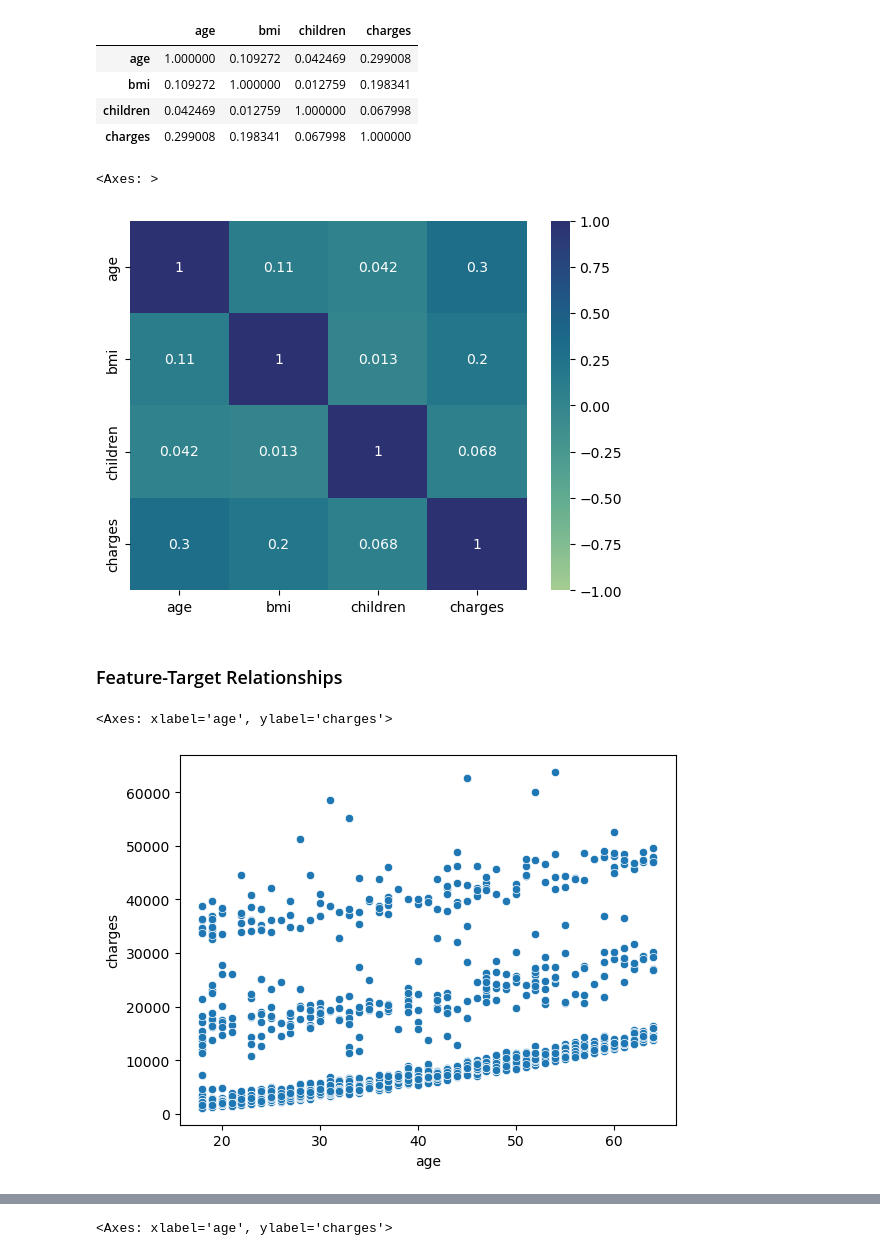
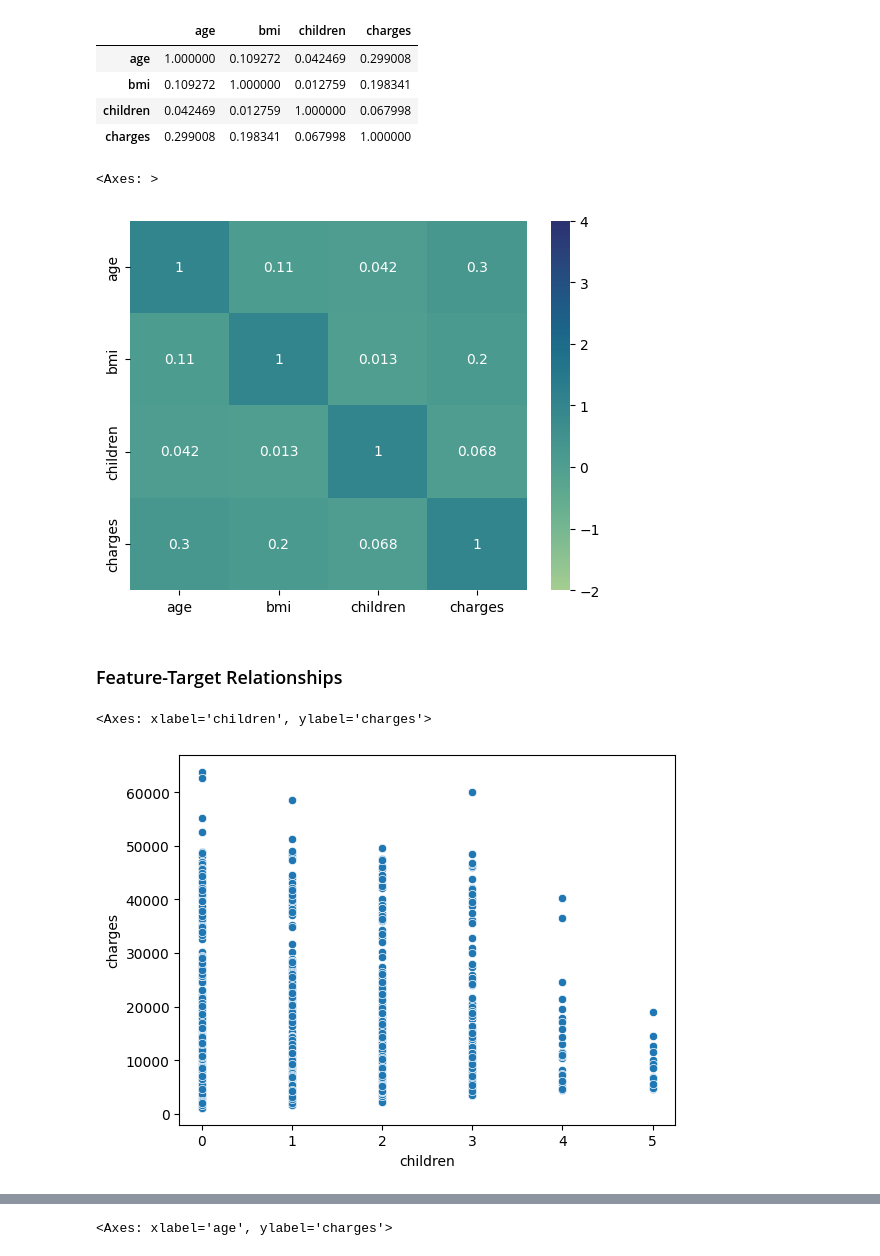
Before and after one commit to donatas-ruzgys/VSCode, a Jupyter notebook: 05_Regressions/2026-02-18_1st_lesson/Demo/01_EDA_Demos.ipynb, the cells around one changed output, grey strips where cells are left out. Drawn from its saved outputs; the diff is of its cells as text; code cells hidden in the pictures.

```diff
--- a/05_Regressions/2026-02-18_1st_lesson/Demo/01_EDA_Demos.ipynb
+++ b/05_Regressions/2026-02-18_1st_lesson/Demo/01_EDA_Demos.ipynb
@@ -2,7 +2,7 @@
 import pandas as pd
 import seaborn as sns
 
-insurance = pd.read_csv("../Data/insurance.csv")
+insurance = pd.read_csv("c:\\Users\\donat\\iCloudDrive\\Documents\\BIT Data Analytics\\practice\\VSCode\\data/Insurance.csv")
 # %%
 insurance.head()
 # %% [output]
@@ -166,17 +166,17 @@ insurance.corr(numeric_only=True)
 | children | 0.042469 | 0.012759 | 1.000000 | 0.067998 |
 | charges | 0.299008 | 0.198341 | 0.067998 | 1.000000 |
 # %%
-sns.heatmap(insurance.corr(numeric_only=True), annot=True, vmin=-1, vmax=1, cmap="crest")
+sns.heatmap(insurance.corr(numeric_only=True), annot=True, vmin=-2, vmax=4, cmap="crest")
 # %% [output]
 <Axes: >
-[figure, old version]
+[figure, new version]
 # %% [markdown]
 ### Feature-Target Relationships
 # %%
-sns.scatterplot(insurance, x="age", y="charges")
+sns.scatterplot(insurance, x="children", y="charges")
 # %% [output]
-<Axes: xlabel='age', ylabel='charges'>
+<Axes: xlabel='children', ylabel='charges'>
-[figure, old version]
+[figure, new version]
 # %%
 sns.boxenplot(x=insurance["charges"])
 # %% [output]
```
Also changed, not shown: parts of 9 cells of this notebook.
